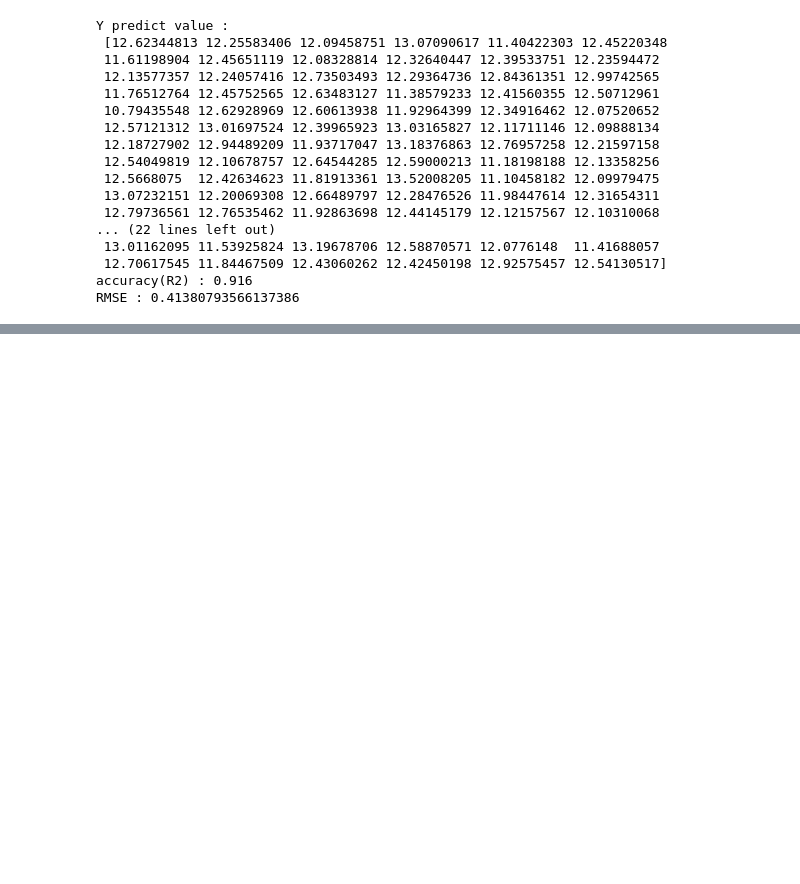
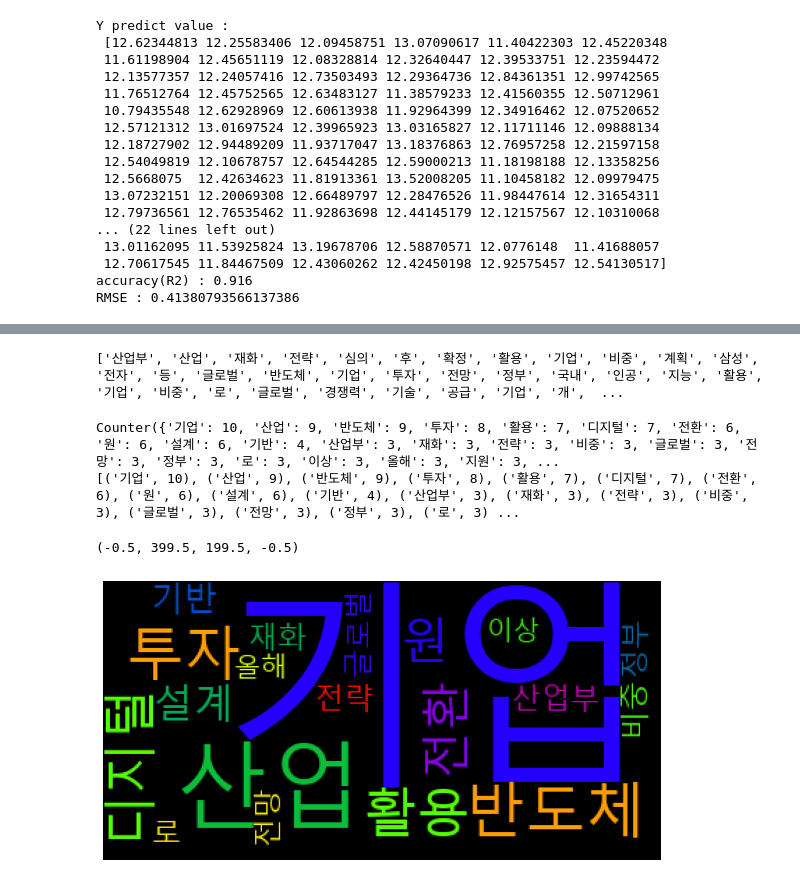
Before and after one commit to chajunhyeop/-, a Jupyter notebook: ubion5.ipynb, the cells around one changed output, grey strips where cells are left out. Cells and saved outputs as stored; diff of their text form; code cells hidden in the pictures; blank space fills up the shorter version.

Commit message:
Colaboratory를 통해 생성됨

```diff
--- a/ubion5.ipynb
+++ b/ubion5.ipynb
@@ -797,0 +814,2 @@ RMSE : 0.41380793566137386
+# %%
+article_txt = open("/content/drive/MyDrive/Colab Notebooks/article.txt", "rt",encoding="UTF-8").read()
@@ -797,0 +823,24 @@ RMSE : 0.41380793566137386
+# %%
+okt = Okt()
+line = []
+
+line = okt.pos(article_txt)
+n_adj = []
+for word, tag in line :
+  if tag in["Noun", "Adjective"]:
+     n_adj.append(word)
+print(n_adj)
+# %% [output]
+['산업부', '산업', '재화', '전략', '심의', '후', '확정', '활용', '기업', '비중', '계획', '삼성', '전자', '등', '글로벌', '반도체', '기업', '투자', '전망', '정부', '국내', '인공', '지능', '활용', '기업', '비중', '로', '글로벌', '경쟁력', '기술', '공급', '기업', '개',  ...
+# %%
+stop_words = "있습니다. 를 로 수 때문"
+stop_words = set(stop_words.split(" "))
+n_adj = [word for word in n_adj if not word in stop_words]
+# %%
+counts = Counter(n_adj)
+tags = counts.most_common(20)
+print(counts)
+print(tags)
+# %% [output]
+Counter({'기업': 10, '산업': 9, '반도체': 9, '투자': 8, '활용': 7, '디지털': 7, '전환': 6, '원': 6, '설계': 6, '기반': 4, '산업부': 3, '재화': 3, '전략': 3, '비중': 3, '글로벌': 3, '전망': 3, '정부': 3, '로': 3, '이상': 3, '올해': 3, '지원': 3, ...
+[('기업', 10), ('산업', 9), ('반도체', 9), ('투자', 8), ('활용', 7), ('디지털', 7), ('전환', 6), ('원', 6), ('설계', 6), ('기반', 4), ('산업부', 3), ('재화', 3), ('전략', 3), ('비중', 3), ('글로벌', 3), ('전망', 3), ('정부', 3), ('로', 3) ...
@@ -797,0 +849,12 @@ RMSE : 0.41380793566137386
+# %%
+word_cloud = WordCloud(font_path="/content/drive/MyDrive/Colab Notebooks/malgun.ttf",
+                       background_color="black",
+                       max_font_size=300,
+                       colormap="prism").generate_from_frequencies(dict(tags))
+import matplotlib.pyplot as plt
+plt.figure(figsize = (10,8))
+plt.imshow(word_cloud)
+plt.axis("off")
+# %% [output]
+(-0.5, 399.5, 199.5, -0.5)
+[figure, added]
```
Also changed, not shown: parts of 10 cells of this notebook.
